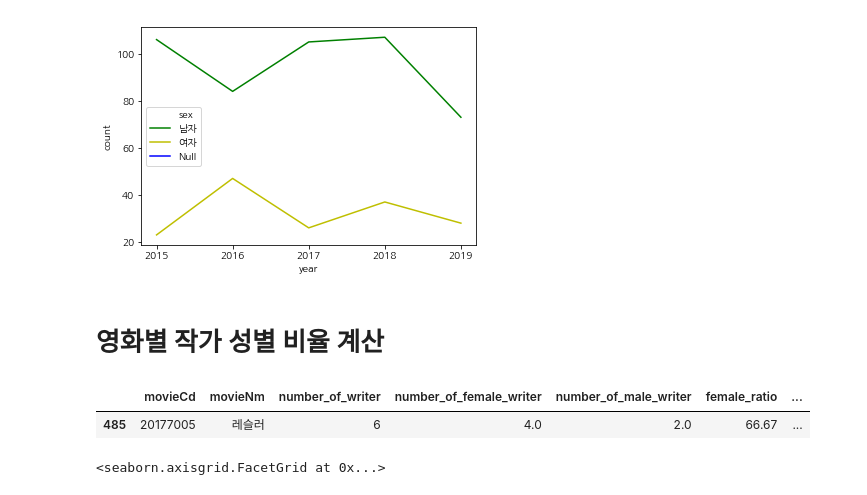
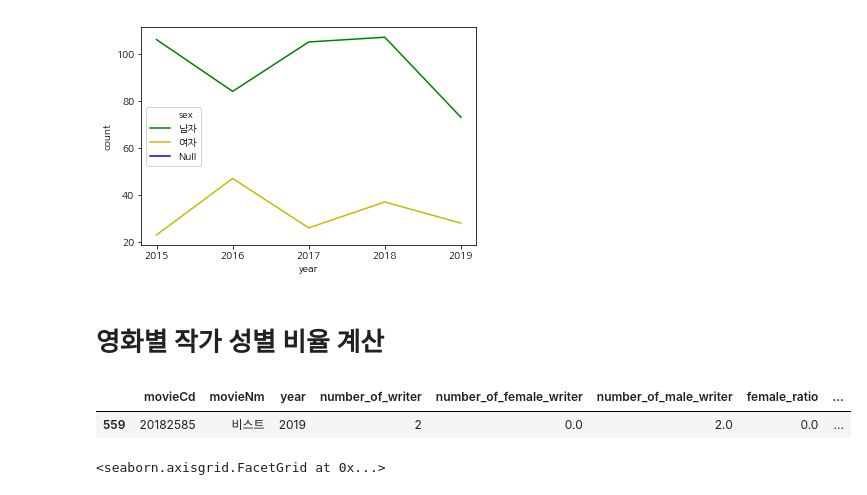
Before and after one commit to kim4pb/Female-led-Korean-Films, a Jupyter notebook: 02.EDA/Writer_EDA.ipynb, the cells around one changed output. Drawn from its saved outputs; the diff is of its cells as text; code cells hidden in the pictures.

```diff
--- a/02.EDA/Writer_EDA.ipynb
+++ b/02.EDA/Writer_EDA.ipynb
@@ -228,7 +274,0 @@ writer_sex_ratio = data.rename(columns={'개봉년도':'year'})
-# %%
-# 영화명으로 writer_sex_ratio 테이블과 boxoffice['개봉년도']를 merge 해준다
-data = writers_all.merge(boxoffice[['영화명', '개봉년도']], how='left', left_on='movieNm', right_on='영화명')
-
-data = data.drop('영화명', axis=1)
-writers_all = data.rename(columns={'개봉년도':'year'})
-writers_all.sample()
@@ -325,35 +363,35 @@ sns.lineplot(x='year', y='count', hue='sex', data = first_writer_sex, palette=['
 # 영화별 작가 성별 비율 계산
 # %%
 # 영화별 작가 수
-writer_sum_by_movie = pd.DataFrame(writers_all.groupby(['movieCd', 'movieNm']).agg({'sex': 'size'}).reset_index())
+writer_sum_by_movie = pd.DataFrame(writers_all.groupby(['movieCd', 'movieNm', 'year']).agg({'sex': 'size'}).reset_index())
 writer_sum_by_movie = writer_sum_by_movie.rename(columns={'sex': 'number_of_writer'})
 writer_sum_by_movie
 
 # 성별에 따른 영화별 작가 수
 female = writers_all[writers_all['sex'] == '여자']
 male = writers_all[writers_all['sex'] == '남자']
 
 female_writer_sum_by_movie = pd.DataFrame(female.groupby(['movieCd']).agg({'sex': 'size'}).reset_index())
 female_writer_sum_by_movie = female_writer_sum_by_movie.rename(columns={'sex': 'number_of_female_writer'})
 
 male_writer_sum_by_movie = pd.DataFrame(male.groupby(['movieCd']).agg({'sex': 'size'}).reset_index())
 male_writer_sum_by_movie = male_writer_sum_by_movie.rename(columns={'sex': 'number_of_male_writer'})
 
 # merge
 data = writer_sum_by_movie.merge(female_writer_sum_by_movie, how='left', on='movieCd')
 writer_sex_ratio = data.merge(male_writer_sum_by_movie, how='left', on='movieCd')
 
 # Null 값이 있다면 계산 안되므로 0으로 바꿔준다
 writer_sex_ratio['number_of_female_writer'] = writer_sex_ratio['number_of_female_writer'].fillna(0)
 writer_sex_ratio['number_of_male_writer'] = writer_sex_ratio['number_of_male_writer'].fillna(0)
 
 writer_sex_ratio['female_ratio'] = round(writer_sex_ratio['number_of_female_writer'] * 100 / writer_sex_ratio['number_of_writer'], 2)
 writer_sex_ratio['male_ratio'] = round(writer_sex_ratio['number_of_male_writer'] * 100 / writer_sex_ratio['number_of_writer'], 2)
 
 writer_sex_ratio.sample()
 # %% [output]
-|  | movieCd | movieNm | number_of_writer | number_of_female_writer | number_of_male_writer | female_ratio | ... |
-| 485 | 20177005 | 레슬러 | 6 | 4.0 | 2.0 | 66.67 | ... |
+|  | movieCd | movieNm | year | number_of_writer | number_of_female_writer | number_of_male_writer | female_ratio | ... |
+| 559 | 20182585 | 비스트 | 2019 | 2 | 0.0 | 2.0 | 0.0 | ... |
 # %%
 sns.catplot(y='female_ratio', kind='violin', data=writer_sex_ratio, palette='Paired')
 # %% [output]
```
Also changed, not shown: parts of 33 cells of this notebook.
